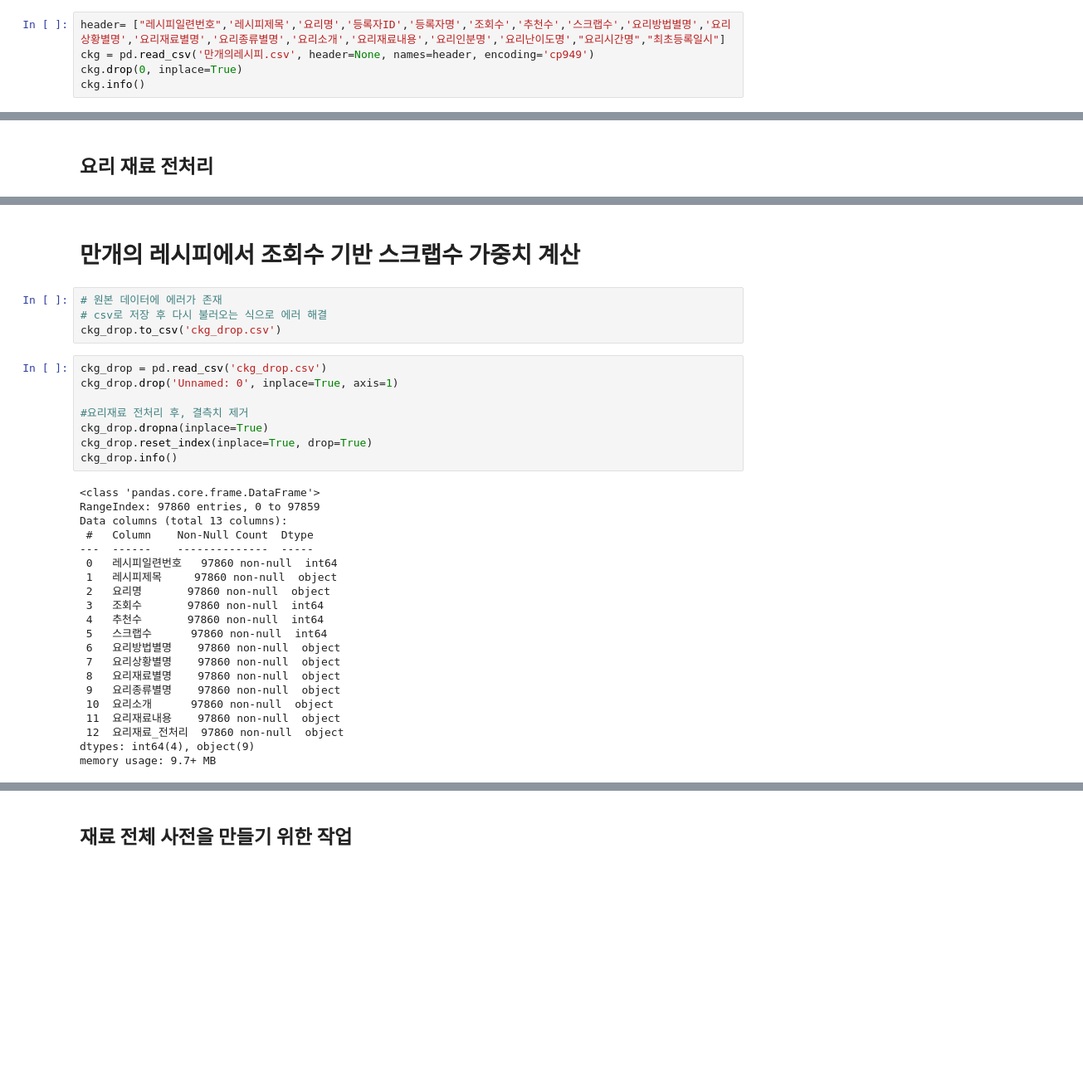
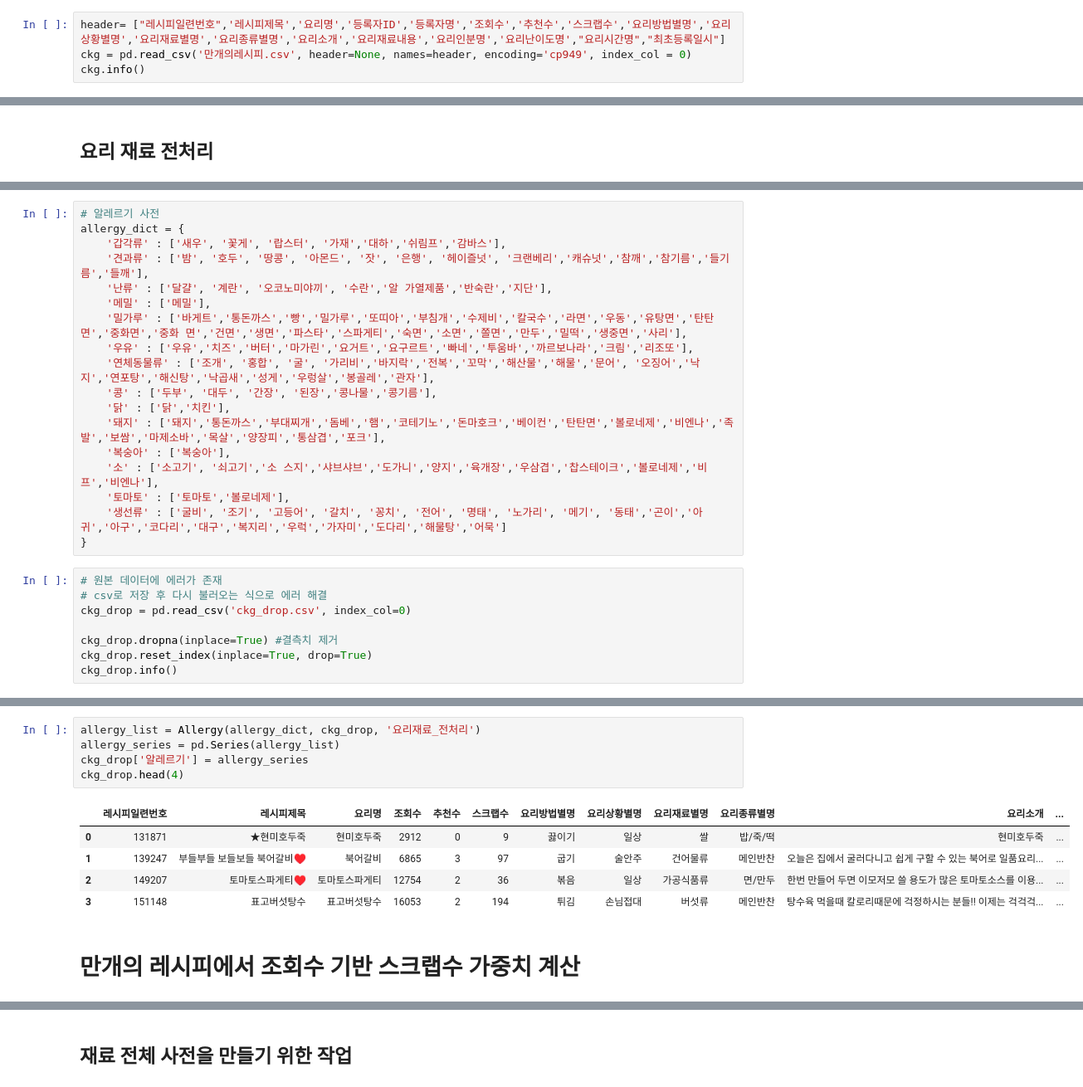
Before and after one commit to dajeong25/KDT_team4_FinalPJT, a Jupyter notebook: 01_웹크롤링/만개의레시피.ipynb, the cells around one changed output, grey strips where cells are left out. Shown at 83% size. Cells and saved outputs as stored; diff of their text form; blank space fills up the shorter version.

Commit message:
[만개의레시피] 알레르기 및 가중치 컬럼 추가
- 알레르기 사전 및 함수로 만개의 레시피 전체 추가
- 나중에는 필요없는 양념들의 알레르기도 추가되어 추후 확인 필요
- 실행 함수에서 전처리 파일로 함수 이동함

```diff
--- a/01_웹크롤링/만개의레시피.ipynb
+++ b/01_웹크롤링/만개의레시피.ipynb
@@ -14,8 +16,7 @@ import numpy as np
 import itertools
 # %%
 header= ["레시피일련번호",'레시피제목','요리명','등록자ID','등록자명','조회수','추천수','스크랩수','요리방법별명','요리상황별명','요리재료별명','요리종류별명','요리소개','요리재료내용','요리인분명','요리난이도명',"요리시간명","최초등록일시"]
-ckg = pd.read_csv('만개의레시피.csv', header=None, names=header, encoding='cp949')
-ckg.drop(0, inplace=True)
+ckg = pd.read_csv('만개의레시피.csv', header=None, names=header, encoding='cp949', index_col = 0)
 ckg.info()
 # %% [output]
 <class 'pandas.core.frame.DataFrame'>
@@ -172,0 +195,26 @@ ckg_drop.iloc[10000:10005,:]
+# %%
+# 알레르기 사전
+allergy_dict = {
+    '갑각류' : ['새우', '꽃게', '랍스터', '가재','대하','쉬림프','감바스'],
+    '견과류' : ['밤', '호두', '땅콩', '아몬드', '잣', '은행', '헤이즐넛', '크랜베리','캐슈넛','참깨','참기름','들기름','들깨'],
+    '난류' : ['달걀', '계란', '오코노미야끼', '수란','알 가열제품','반숙란','지단'],
+    '메밀' : ['메밀'],
+    '밀가루' : ['바게트','통돈까스','빵','밀가루','또띠아','부침개','수제비','칼국수','라면','우동','유탕면','탄탄면','중화면','중화 면','건면','생면','파스타','스파게티','숙면','소면','쫄면','만두','밀떡','생중면','사리'],
+    '우유' : ['우유','치즈','버터','마가린','요거트','요구르트','빠네','투움바','까르보나라','크림','리조또'],
+    '연체동물류' : ['조개', '홍합', '굴', '가리비','바지락','전복','꼬막','해산물','해물','문어', '오징어','낙지','연포탕','해신탕','낙곱새','성게','우렁살','봉골레','관자'],
+    '콩' : ['두부', '대두', '간장', '된장','콩나물','콩기름'],
+    '닭' : ['닭','치킨'],
+    '돼지' : ['돼지','통돈까스','부대찌개','돔베','햄','코테기노','돈마호크','베이컨','탄탄면','볼로네제','비엔나','족발','보쌈','마제소바','목살','양장피','통삼겹','포크'],
+    '복숭아' : ['복숭아'],
+    '소' : ['소고기', '쇠고기','소 스지','샤브샤브','도가니','양지','육개장','우삼겹','찹스테이크','볼로네제','비프','비엔나'],
+    '토마토' : ['토마토','볼로네제'],
+    '생선류' : ['굴비', '조기', '고등어', '갈치', '꽁치', '전어', '명태', '노가리', '메기', '동태','곤이','아귀','아구','코다리','대구','복지리','우럭','가자미','도다리','해물탕','어묵']
+}
+# %%
+# 원본 데이터에 에러가 존재
+# csv로 저장 후 다시 불러오는 식으로 에러 해결
+ckg_drop = pd.read_csv('ckg_drop.csv', index_col=0)
+
+ckg_drop.dropna(inplace=True) #결측치 제거
+ckg_drop.reset_index(inplace=True, drop=True)
+ckg_drop.info()
@@ -173,35 +242,13 @@ ckg_drop.iloc[10000:10005,:]
+# %%
+allergy_list = Allergy(allergy_dict, ckg_drop, '요리재료_전처리')
+allergy_series = pd.Series(allergy_list)
+ckg_drop['알레르기'] = allergy_series
+ckg_drop.head(4)
+# %% [output]
+|  | 레시피일련번호 | 레시피제목 | 요리명 | 조회수 | 추천수 | 스크랩수 | 요리방법별명 | 요리상황별명 | 요리재료별명 | 요리종류별명 | 요리소개 | ... |
+| 0 | 131871 | ★현미호두죽 | 현미호두죽 | 2912 | 0 | 9 | 끓이기 | 일상 | 쌀 | 밥/죽/떡 | 현미호두죽 | ... |
+| 1 | 139247 | 부들부들 보들보들 북어갈비♥ | 북어갈비 | 6865 | 3 | 97 | 굽기 | 술안주 | 건어물류 | 메인반찬 | 오늘은 집에서 굴러다니고 쉽게 구할 수 있는 북어로 일품요리... | ... |
+| 2 | 149207 | 토마토스파게티♥ | 토마토스파게티 | 12754 | 2 | 36 | 볶음 | 일상 | 가공식품류 | 면/만두 | 한번 만들어 두면 이모저모 쓸 용도가 많은 토마토소스를 이용... | ... |
+| 3 | 151148 | 표고버섯탕수 | 표고버섯탕수 | 16053 | 2 | 194 | 튀김 | 손님접대 | 버섯류 | 메인반찬 | 탕수육 먹을때 칼로리때문에 걱정하시는 분들!! 이제는 걱걱걱... | ... |
 # %% [markdown]
 # 만개의 레시피에서 조회수 기반 스크랩수 가중치 계산
-# %%
-# 원본 데이터에 에러가 존재
-# csv로 저장 후 다시 불러오는 식으로 에러 해결
-ckg_drop.to_csv('ckg_drop.csv')
-# %%
-ckg_drop = pd.read_csv('ckg_drop.csv')
-ckg_drop.drop('Unnamed: 0', inplace=True, axis=1)
-
-#요리재료 전처리 후, 결측치 제거
-ckg_drop.dropna(inplace=True)
-ckg_drop.reset_index(inplace=True, drop=True)
-ckg_drop.info()
-# %% [output]
-<class 'pandas.core.frame.DataFrame'>
-RangeIndex: 97860 entries, 0 to 97859
-Data columns (total 13 columns):
- #   Column    Non-Null Count  Dtype
----  ------    --------------  -----
- 0   레시피일련번호   97860 non-null  int64
- 1   레시피제목     97860 non-null  object
- 2   요리명       97860 non-null  object
- 3   조회수       97860 non-null  int64
- 4   추천수       97860 non-null  int64
- 5   스크랩수      97860 non-null  int64
- 6   요리방법별명    97860 non-null  object
- 7   요리상황별명    97860 non-null  object
- 8   요리재료별명    97860 non-null  object
- 9   요리종류별명    97860 non-null  object
- 10  요리소개      97860 non-null  object
- 11  요리재료내용    97860 non-null  object
- 12  요리재료_전처리  97860 non-null  object
-dtypes: int64(4), object(9)
-memory usage: 9.7+ MB
```
Also changed, not shown: parts of 16 cells of this notebook.
